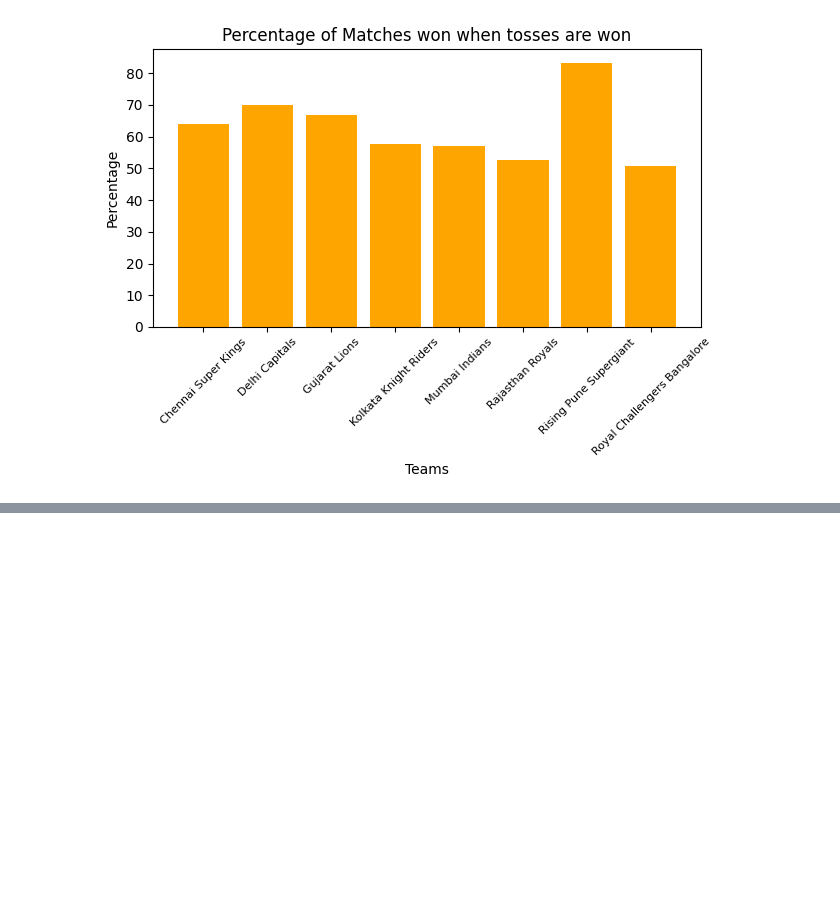
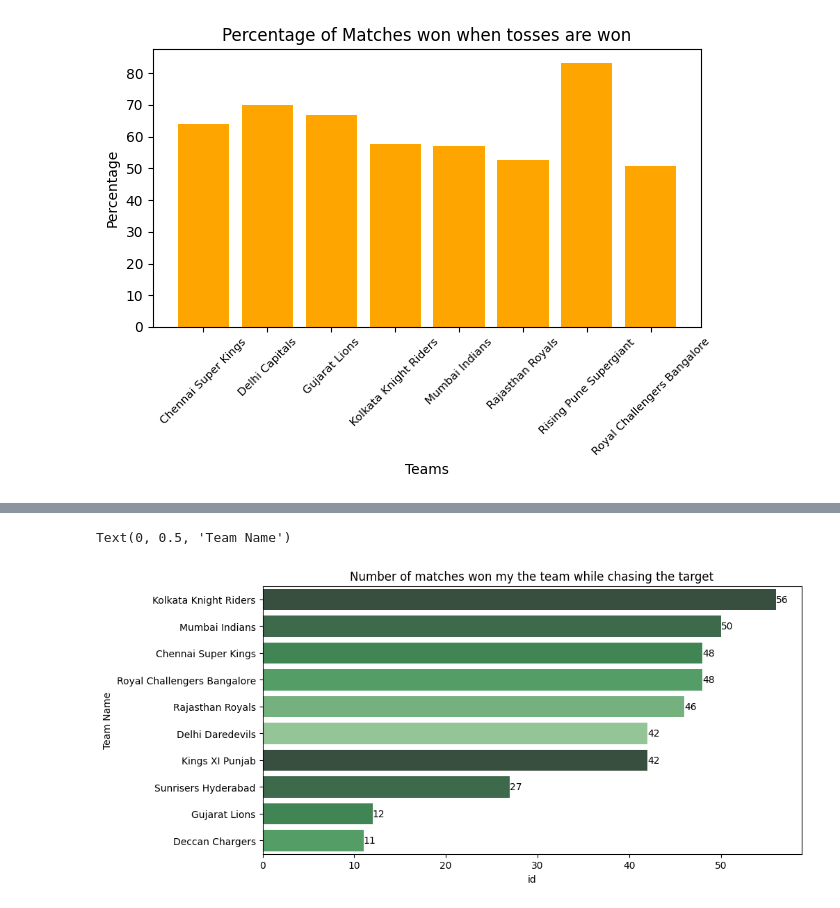
Before and after one commit to girish-kumar-l/data-analytics, a Jupyter notebook: Indian_Premier_League.ipynb, the cells around one changed output, grey strips where cells are left out. Saved outputs shown, nothing was run; the diff lists cells and outputs as text; code cells hidden in the pictures; blank space fills up the shorter version.

```diff
--- a/Indian_Premier_League.ipynb
+++ b/Indian_Premier_League.ipynb
@@ -213,0 +230,16 @@ plt.tight_layout()
+# %%
+#Which teams are best chasers?
+bowling_first=ipl[ipl['win_by_wickets']!=0]
+bowling_first = bowling_first.groupby('winner').count().reset_index()
+bowling_first = bowling_first.sort_values('id', ascending = False).head(10)
+
+Palette = sns.color_palette('Greens_d')
+Palette.reverse()
+plt.figure(figsize = (10,5))
+ax =sns.barplot(y = 'winner' , x= 'id' , data = bowling_first, palette = Palette)
+ax.bar_label(ax.containers[0])
+plt.title('Number of matches won my the team while chasing the target')
+plt.ylabel('Team Name')
+# %% [output]
+Text(0, 0.5, 'Team Name')
+[figure, added]
```
Also changed, not shown: parts of 4 cells of this notebook.
